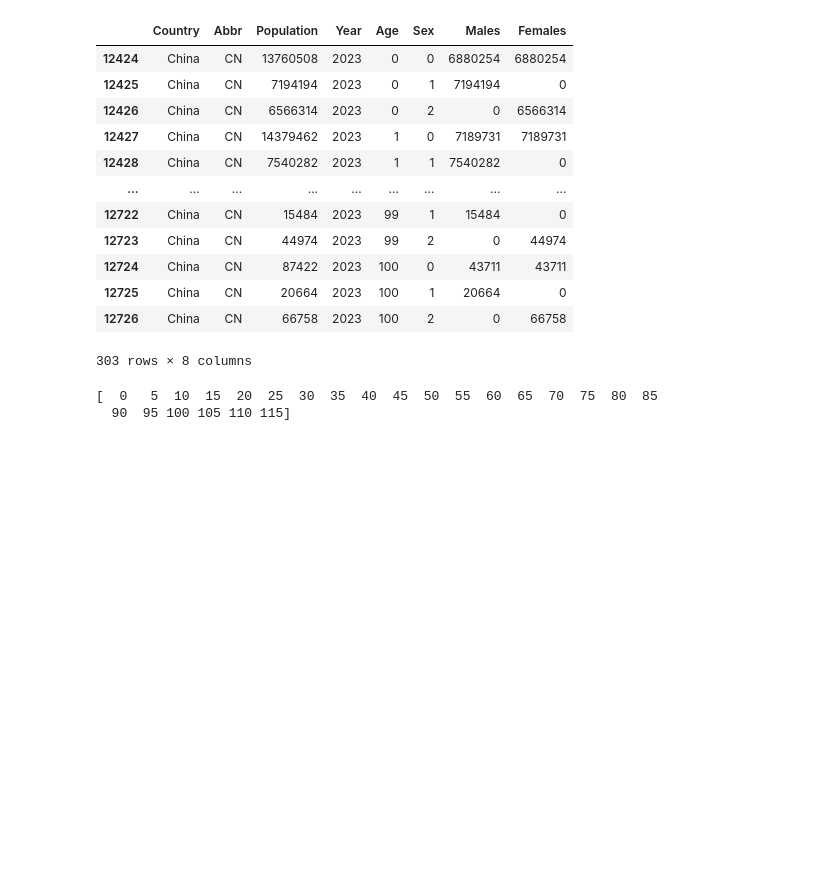
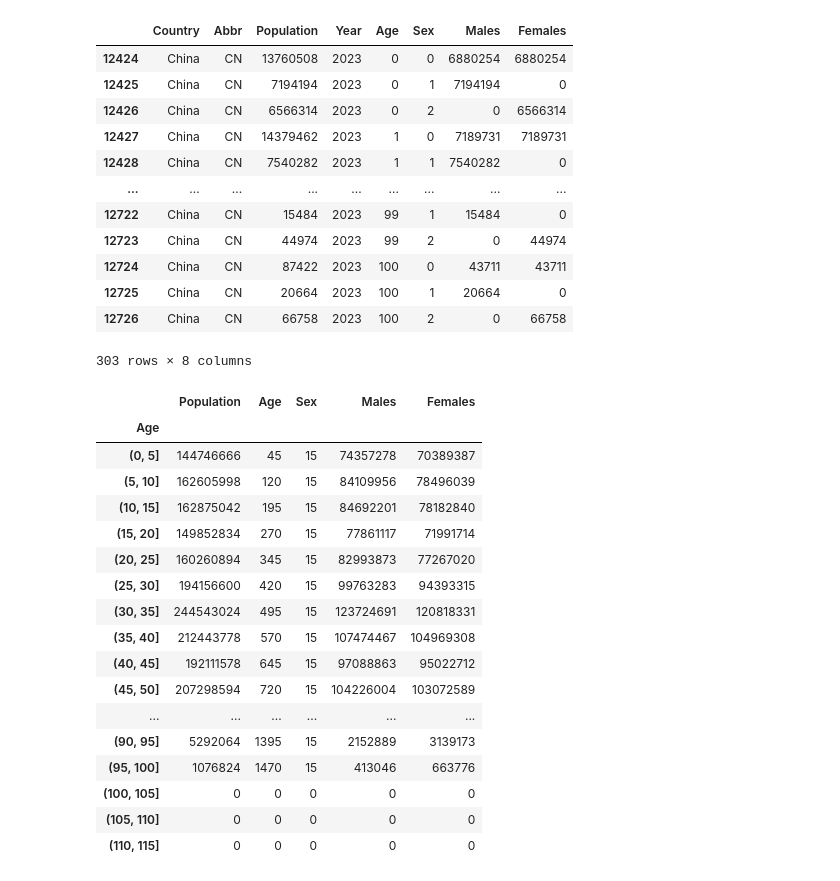
Before and after one commit to robertscotthoward/PhoenixCodingAcademy, a Jupyter notebook: projects/notebooks/Demographics.ipynb, the cells around one changed output. Saved outputs shown, nothing was run; the diff lists cells and outputs as text; code cells hidden in the pictures; blank space fills up the shorter version.

```diff
--- a/projects/notebooks/Demographics.ipynb
+++ b/projects/notebooks/Demographics.ipynb
@@ -104,9 +104,26 @@ Total population for China = 2,826,285,692
 # %%
 # Group the populations into age ranges; 0-5, 6-10, 11-15, ...
 
 bins = np.arange(0, 120, 5)
 #print(bins)
 d = c.groupby(pd.cut(df["Age"], bins)).sum()
+d
 # %% [output]
-[  0   5  10  15  20  25  30  35  40  45  50  55  60  65  70  75  80  85
-  90  95 100 105 110 115]
+|  | Population | Age | Sex | Males | Females |
+| Age |  |  |  |  |  |
+| (0, 5] | 144746666 | 45 | 15 | 74357278 | 70389387 |
+| (5, 10] | 162605998 | 120 | 15 | 84109956 | 78496039 |
+| (10, 15] | 162875042 | 195 | 15 | 84692201 | 78182840 |
+| (15, 20] | 149852834 | 270 | 15 | 77861117 | 71991714 |
+| (20, 25] | 160260894 | 345 | 15 | 82993873 | 77267020 |
+| (25, 30] | 194156600 | 420 | 15 | 99763283 | 94393315 |
+| (30, 35] | 244543024 | 495 | 15 | 123724691 | 120818331 |
+| (35, 40] | 212443778 | 570 | 15 | 107474467 | 104969308 |
+| (40, 45] | 192111578 | 645 | 15 | 97088863 | 95022712 |
+| (45, 50] | 207298594 | 720 | 15 | 104226004 | 103072589 |
+| ... | ... | ... | ... | ... | ... |
+| (90, 95] | 5292064 | 1395 | 15 | 2152889 | 3139173 |
+| (95, 100] | 1076824 | 1470 | 15 | 413046 | 663776 |
+| (100, 105] | 0 | 0 | 0 | 0 | 0 |
+| (105, 110] | 0 | 0 | 0 | 0 | 0 |
+| (110, 115] | 0 | 0 | 0 | 0 | 0 |
```
Also changed, not shown: parts of 4 cells of this notebook.
